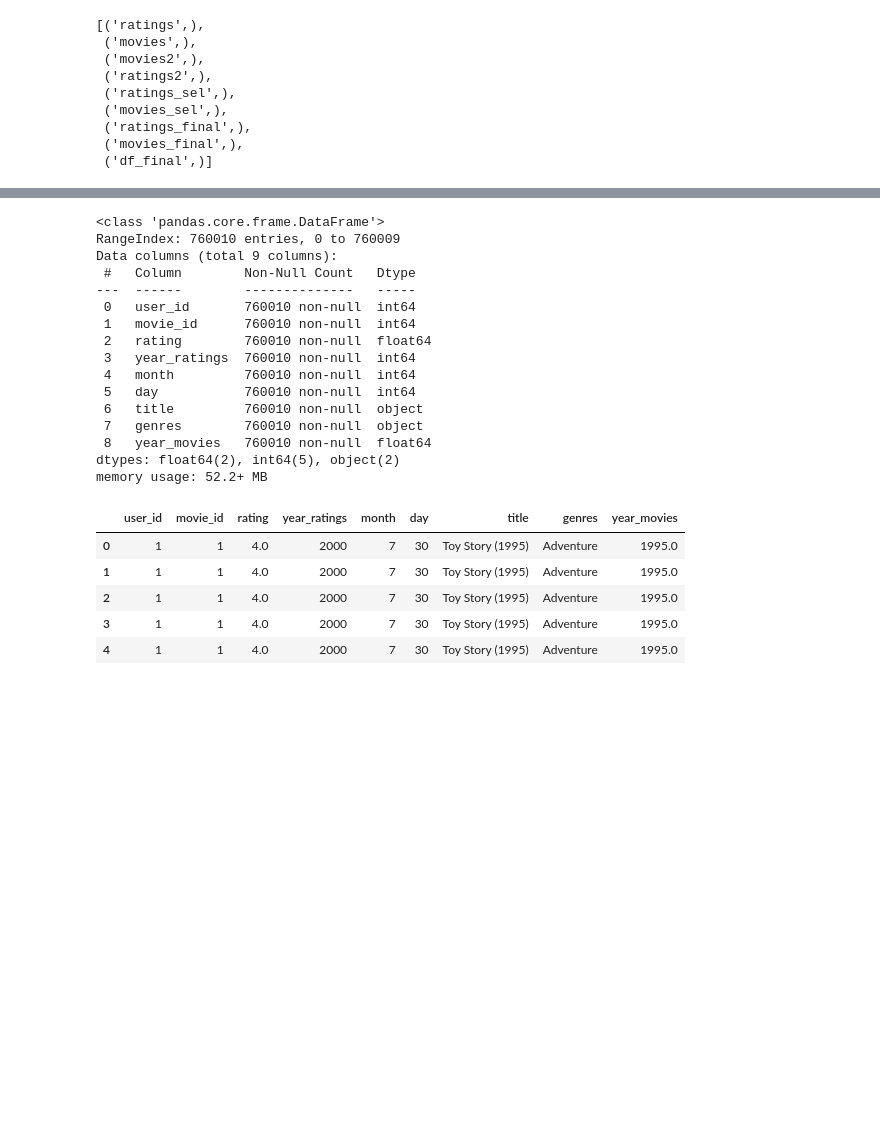
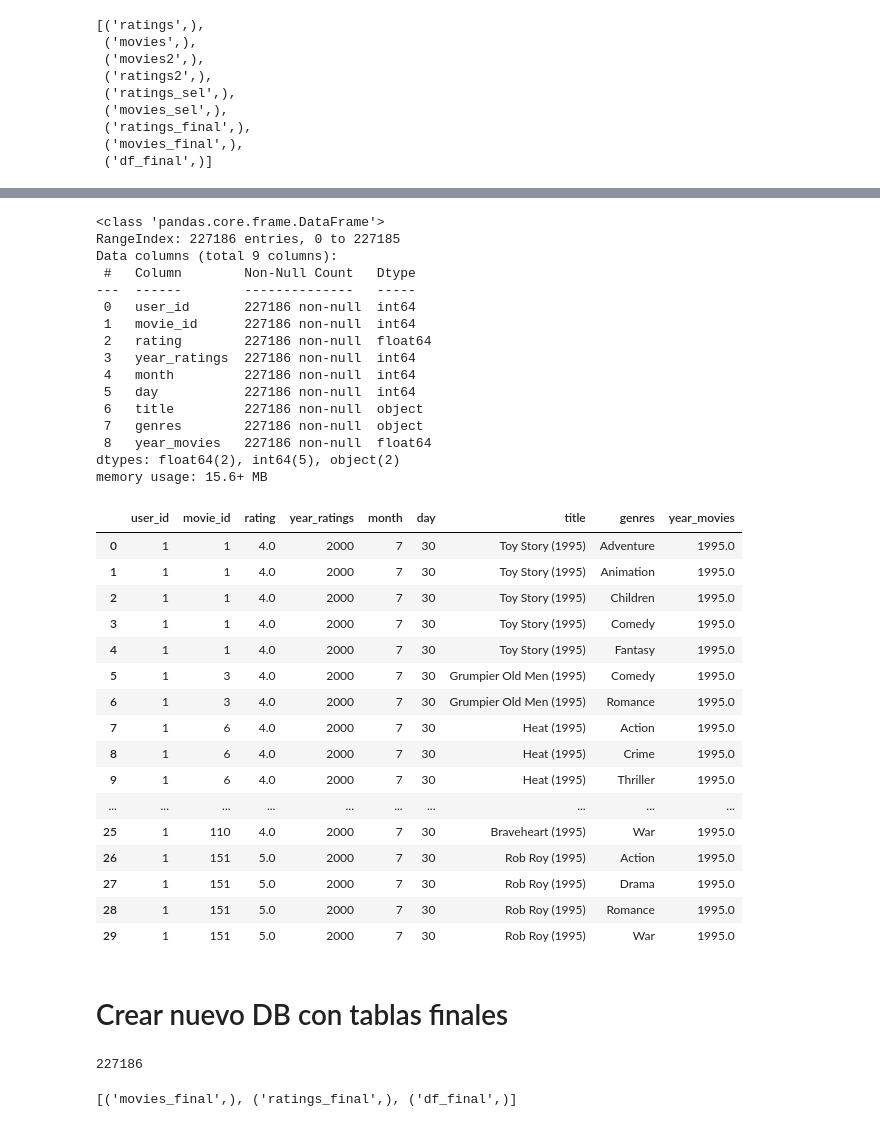
Before and after one commit to josedavidm12/sistemas_recomendacion, a Jupyter notebook: b_exploración_limpieza.ipynb, the cells around one changed output, grey strips where cells are left out. Saved outputs shown, nothing was run; the diff lists cells and outputs as text; code cells hidden in the pictures; blank space fills up the shorter version.

Commit message:
Creacion de db_movies3 y correcion tablas finales

```diff
--- a/b_exploración_limpieza.ipynb
+++ b/b_exploración_limpieza.ipynb
@@ -620,26 +670,39 @@ df_final=pd.read_sql("SELECT * from df_final",conn)
 # %%
 df_final.info()
-df_final.head()
+df_final.head(30)
 # %% [output]
 <class 'pandas.core.frame.DataFrame'>
-RangeIndex: 760010 entries, 0 to 760009
+RangeIndex: 227186 entries, 0 to 227185
 Data columns (total 9 columns):
  #   Column        Non-Null Count   Dtype
 ---  ------        --------------   -----
- 0   user_id       760010 non-null  int64
- 1   movie_id      760010 non-null  int64
- 2   rating        760010 non-null  float64
- 3   year_ratings  760010 non-null  int64
- 4   month         760010 non-null  int64
- 5   day           760010 non-null  int64
- 6   title         760010 non-null  object
- 7   genres        760010 non-null  object
- 8   year_movies   760010 non-null  float64
+ 0   user_id       227186 non-null  int64
+ 1   movie_id      227186 non-null  int64
+ 2   rating        227186 non-null  float64
+ 3   year_ratings  227186 non-null  int64
+ 4   month         227186 non-null  int64
+ 5   day           227186 non-null  int64
+ 6   title         227186 non-null  object
+ 7   genres        227186 non-null  object
+ 8   year_movies   227186 non-null  float64
 dtypes: float64(2), int64(5), object(2)
-memory usage: 52.2+ MB
+memory usage: 15.6+ MB
 |  | user_id | movie_id | rating | year_ratings | month | day | title | genres | year_movies |
 | 0 | 1 | 1 | 4.0 | 2000 | 7 | 30 | Toy Story (1995) | Adventure | 1995.0 |
-| 1 | 1 | 1 | 4.0 | 2000 | 7 | 30 | Toy Story (1995) | Adventure | 1995.0 |
-| 2 | 1 | 1 | 4.0 | 2000 | 7 | 30 | Toy Story (1995) | Adventure | 1995.0 |
-| 3 | 1 | 1 | 4.0 | 2000 | 7 | 30 | Toy Story (1995) | Adventure | 1995.0 |
-| 4 | 1 | 1 | 4.0 | 2000 | 7 | 30 | Toy Story (1995) | Adventure | 1995.0 |
+| 1 | 1 | 1 | 4.0 | 2000 | 7 | 30 | Toy Story (1995) | Animation | 1995.0 |
+| 2 | 1 | 1 | 4.0 | 2000 | 7 | 30 | Toy Story (1995) | Children | 1995.0 |
+| 3 | 1 | 1 | 4.0 | 2000 | 7 | 30 | Toy Story (1995) | Comedy | 1995.0 |
+| 4 | 1 | 1 | 4.0 | 2000 | 7 | 30 | Toy Story (1995) | Fantasy | 1995.0 |
+| 5 | 1 | 3 | 4.0 | 2000 | 7 | 30 | Grumpier Old Men (1995) | Comedy | 1995.0 |
+| 6 | 1 | 3 | 4.0 | 2000 | 7 | 30 | Grumpier Old Men (1995) | Romance | 1995.0 |
+| 7 | 1 | 6 | 4.0 | 2000 | 7 | 30 | Heat (1995) | Action | 1995.0 |
+| 8 | 1 | 6 | 4.0 | 2000 | 7 | 30 | Heat (1995) | Crime | 1995.0 |
+| 9 | 1 | 6 | 4.0 | 2000 | 7 | 30 | Heat (1995) | Thriller | 1995.0 |
+| ... | ... | ... | ... | ... | ... | ... | ... | ... | ... |
+| 25 | 1 | 110 | 4.0 | 2000 | 7 | 30 | Braveheart (1995) | War | 1995.0 |
+| 26 | 1 | 151 | 5.0 | 2000 | 7 | 30 | Rob Roy (1995) | Action | 1995.0 |
+| 27 | 1 | 151 | 5.0 | 2000 | 7 | 30 | Rob Roy (1995) | Drama | 1995.0 |
+| 28 | 1 | 151 | 5.0 | 2000 | 7 | 30 | Rob Roy (1995) | Romance | 1995.0 |
+| 29 | 1 | 151 | 5.0 | 2000 | 7 | 30 | Rob Roy (1995) | War | 1995.0 |
+# %% [markdown]
+# Crear nuevo DB con tablas finales
@@ -645,0 +712,14 @@ memory usage: 52.2+ MB
+# %%
+## Llevar estas tres tablas finales a un nuevo DB para mayor facilidad de manejo y evitar tener archivos muy pesados
+df_movies_final.to_sql('movies_final', conn2, if_exists='replace', index=False)
+df_ratings_final.to_sql('ratings_final', conn2, if_exists='replace', index=False)
+df_final.to_sql('df_final', conn2, if_exists='replace', index=False)
+# %% [output]
+227186
+# %%
+#Verificar que qudaron las tres tablas en el nuevo DB
+cur2=conn2.cursor()
+cur2.execute(""" select name from sqlite_master where type='table' """)
+cur2.fetchall()
+# %% [output]
+[('movies_final',), ('ratings_final',), ('df_final',)]
```
Also changed, not shown: parts of 7 cells of this notebook, 3 other files.
